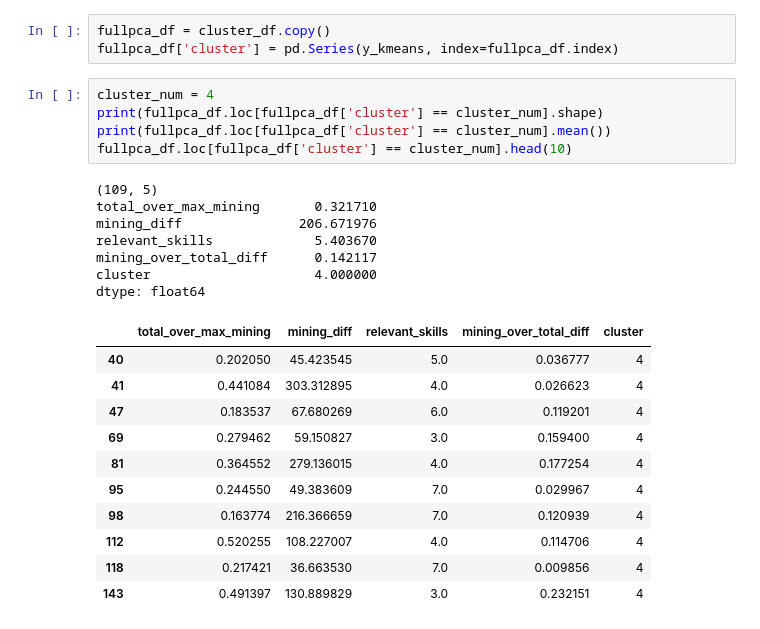
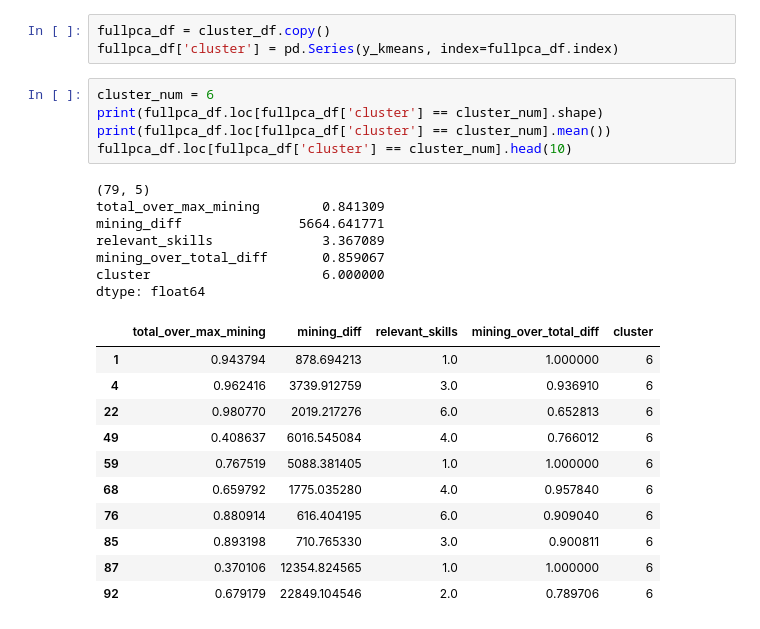
Before and after one commit to chriskok/BotClassification-OSRS, a Jupyter notebook: Classification-June2020.ipynb, the cells around one changed output. Saved outputs shown, nothing was run; the diff lists cells and outputs as text.

```diff
--- a/Classification-June2020.ipynb
+++ b/Classification-June2020.ipynb
@@ -880,29 +880,29 @@ sns.scatterplot(X_embedded[:,0], X_embedded[:,1], hue=y_kmeans, legend='full', p
 fullpca_df = cluster_df.copy()
 fullpca_df['cluster'] = pd.Series(y_kmeans, index=fullpca_df.index)
 # %%
-cluster_num = 4
+cluster_num = 6
 print(fullpca_df.loc[fullpca_df['cluster'] == cluster_num].shape)
 print(fullpca_df.loc[fullpca_df['cluster'] == cluster_num].mean())
 fullpca_df.loc[fullpca_df['cluster'] == cluster_num].head(10)
 # %% [output]
-(109, 5)
-total_over_max_mining       0.321710
-mining_diff               206.671976
-relevant_skills             5.403670
-mining_over_total_diff      0.142117
-cluster                     4.000000
+(79, 5)
+total_over_max_mining        0.841309
+mining_diff               5664.641771
+relevant_skills              3.367089
+mining_over_total_diff       0.859067
+cluster                      6.000000
 dtype: float64
 |  | total_over_max_mining | mining_diff | relevant_skills | mining_over_total_diff | cluster |
-| 40 | 0.202050 | 45.423545 | 5.0 | 0.036777 | 4 |
-| 41 | 0.441084 | 303.312895 | 4.0 | 0.026623 | 4 |
-| 47 | 0.183537 | 67.680269 | 6.0 | 0.119201 | 4 |
-| 69 | 0.279462 | 59.150827 | 3.0 | 0.159400 | 4 |
-| 81 | 0.364552 | 279.136015 | 4.0 | 0.177254 | 4 |
-| 95 | 0.244550 | 49.383609 | 7.0 | 0.029967 | 4 |
-| 98 | 0.163774 | 216.366659 | 7.0 | 0.120939 | 4 |
-| 112 | 0.520255 | 108.227007 | 4.0 | 0.114706 | 4 |
-| 118 | 0.217421 | 36.663530 | 7.0 | 0.009856 | 4 |
-| 143 | 0.491397 | 130.889829 | 3.0 | 0.232151 | 4 |
+| 1 | 0.943794 | 878.694213 | 1.0 | 1.000000 | 6 |
+| 4 | 0.962416 | 3739.912759 | 3.0 | 0.936910 | 6 |
+| 22 | 0.980770 | 2019.217276 | 6.0 | 0.652813 | 6 |
+| 49 | 0.408637 | 6016.545084 | 4.0 | 0.766012 | 6 |
+| 59 | 0.767519 | 5088.381405 | 1.0 | 1.000000 | 6 |
+| 68 | 0.659792 | 1775.035280 | 4.0 | 0.957840 | 6 |
+| 76 | 0.880914 | 616.404195 | 6.0 | 0.909040 | 6 |
+| 85 | 0.893198 | 710.765330 | 3.0 | 0.900811 | 6 |
+| 87 | 0.370106 | 12354.824565 | 1.0 | 1.000000 | 6 |
+| 92 | 0.679179 | 22849.104546 | 2.0 | 0.789706 | 6 |
 # %% [markdown]
 These results are much better! TSNE is known to have top notch results among different kinds of dimensionality reduction problems:
 
```
Also changed, not shown: parts of 1 cell of this notebook.
